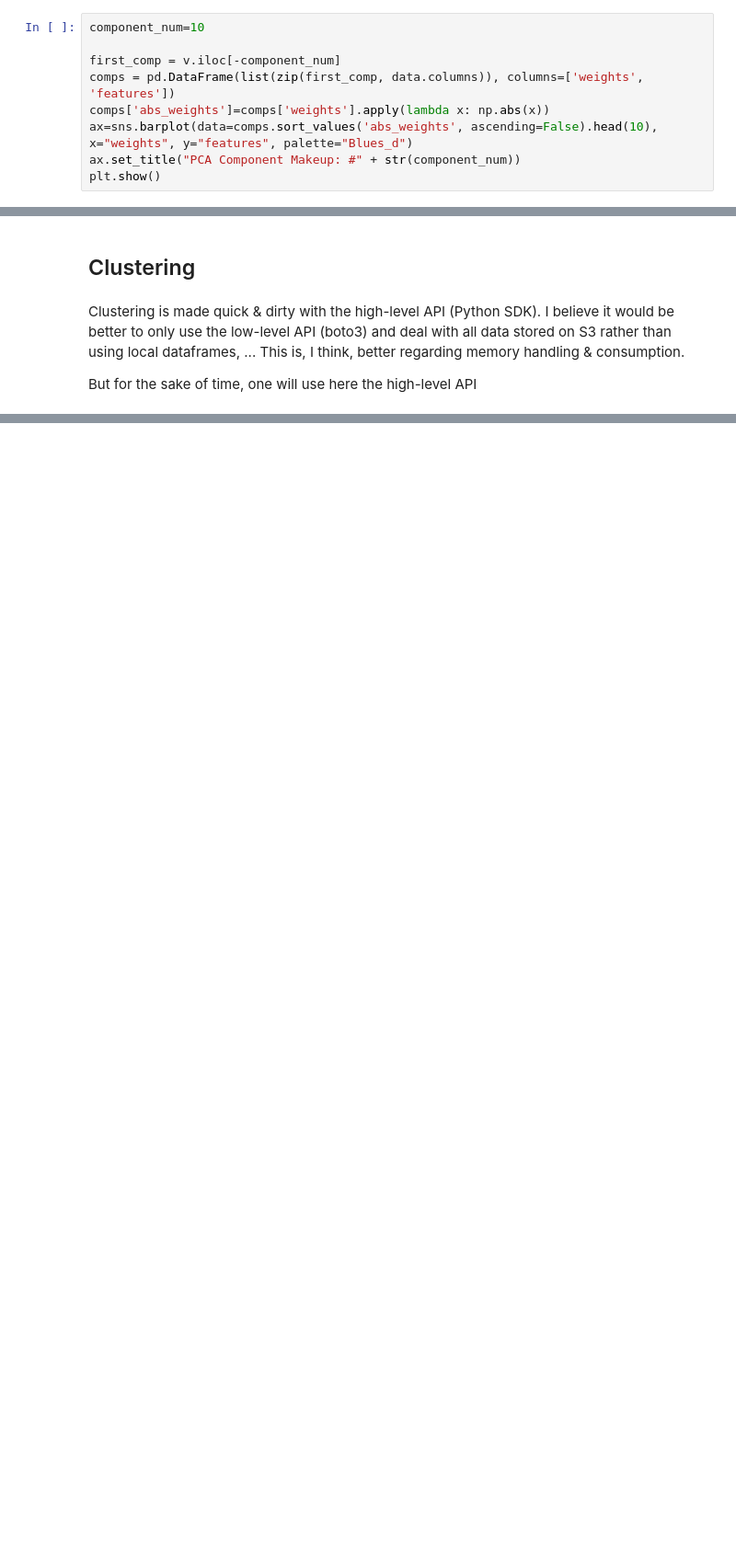
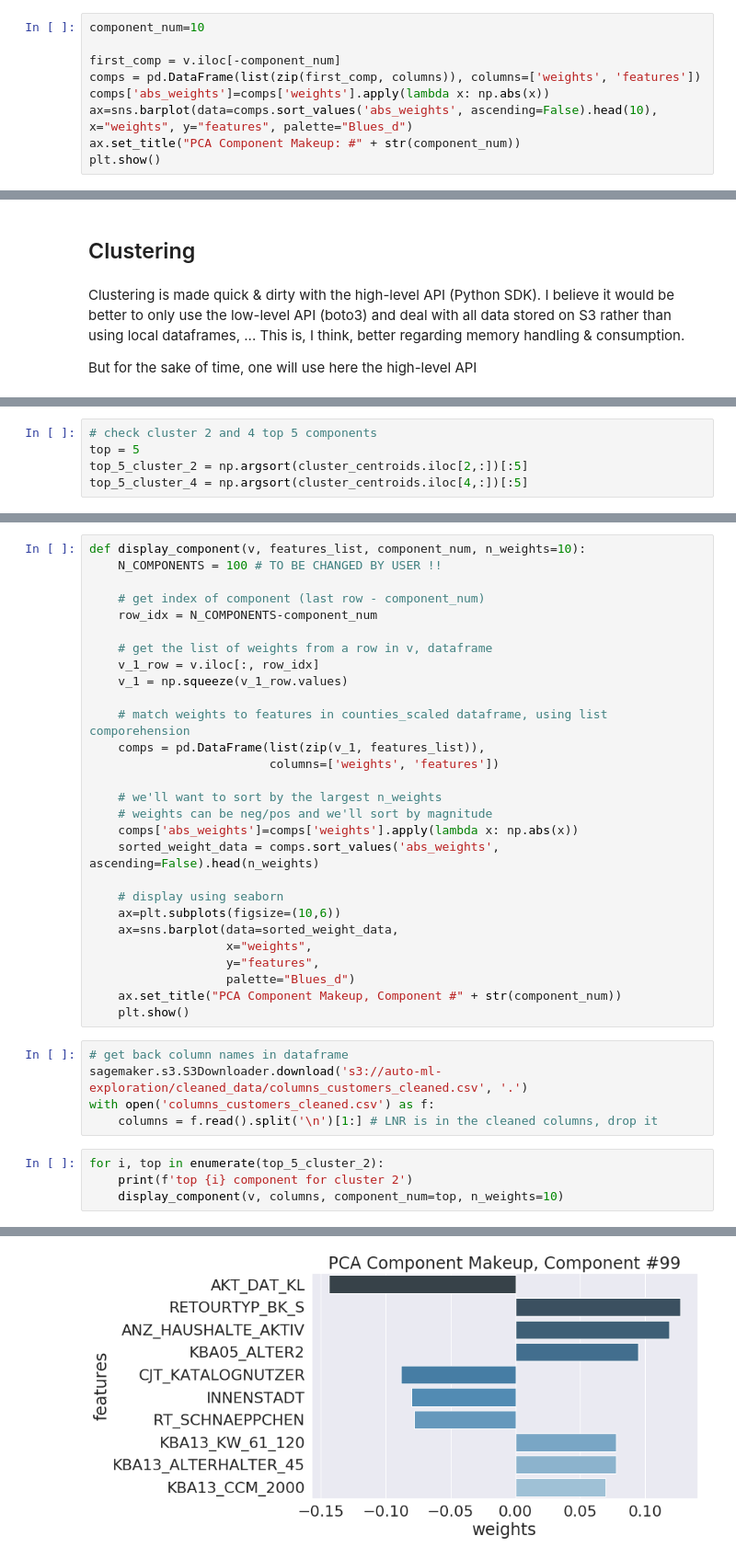
Before and after one commit to FenryrMKIII/udacity-ML-captstone, a Jupyter notebook: Arvato Project Workbook_LighProcessing_Pipeline.ipynb, the cells around one changed output, grey strips where cells are left out. Shown at 92% size. Saved outputs shown, nothing was run; the diff lists cells and outputs as text; blank space fills up the shorter version.

```diff
--- a/Arvato Project Workbook_LighProcessing_Pipeline.ipynb
+++ b/Arvato Project Workbook_LighProcessing_Pipeline.ipynb
@@ -469,7 +551,7 @@ data = pd.read_pickle('pop_cleaned_df.pkl')
 component_num=10
 
 first_comp = v.iloc[-component_num]
-comps = pd.DataFrame(list(zip(first_comp, data.columns)), columns=['weights', 'features'])
+comps = pd.DataFrame(list(zip(first_comp, columns)), columns=['weights', 'features'])
 comps['abs_weights']=comps['weights'].apply(lambda x: np.abs(x))
 ax=sns.barplot(data=comps.sort_values('abs_weights', ascending=False).head(10), x="weights", y="features", palette="Blues_d")
 ax.set_title("PCA Component Makeup: #" + str(component_num))
@@ -643,0 +830,5 @@ fig = g.get_figure()
+# %%
+# check cluster 2 and 4 top 5 components
+top = 5
+top_5_cluster_2 = np.argsort(cluster_centroids.iloc[2,:])[:5]
+top_5_cluster_4 = np.argsort(cluster_centroids.iloc[4,:])[:5]
@@ -643,0 +861,38 @@ fig = g.get_figure()
+# %%
+def display_component(v, features_list, component_num, n_weights=10):
+    N_COMPONENTS = 100 # TO BE CHANGED BY USER !!
+
+    # get index of component (last row - component_num)
+    row_idx = N_COMPONENTS-component_num
+
+    # get the list of weights from a row in v, dataframe
+    v_1_row = v.iloc[:, row_idx]
+    v_1 = np.squeeze(v_1_row.values)
+
+    # match weights to features in counties_scaled dataframe, using list comporehension
+    comps = pd.DataFrame(list(zip(v_1, features_list)),
+                         columns=['weights', 'features'])
+
+    # we'll want to sort by the largest n_weights
+    # weights can be neg/pos and we'll sort by magnitude
+    comps['abs_weights']=comps['weights'].apply(lambda x: np.abs(x))
+    sorted_weight_data = comps.sort_values('abs_weights', ascending=False).head(n_weights)
+
+    # display using seaborn
+    ax=plt.subplots(figsize=(10,6))
+    ax=sns.barplot(data=sorted_weight_data,
+                   x="weights",
+                   y="features",
+                   palette="Blues_d")
+    ax.set_title("PCA Component Makeup, Component #" + str(component_num))
+    plt.show()
+# %%
+# get back column names in dataframe
+sagemaker.s3.S3Downloader.download('s3://auto-ml-exploration/cleaned_data/columns_customers_cleaned.csv', '.')
+with open('columns_customers_cleaned.csv') as f:
+    columns = f.read().split('\n')[1:] # LNR is in the cleaned columns, drop it
+# %%
+for i, top in enumerate(top_5_cluster_2):
+    print(f'top {i} component for cluster 2')
+    display_component(v, columns, component_num=top, n_weights=10)
+# %% [output]
@@ -643,0 +900 @@ fig = g.get_figure()
+[figure, added]
```
Also changed, not shown: parts of 114 cells of this notebook, 3 other files.
